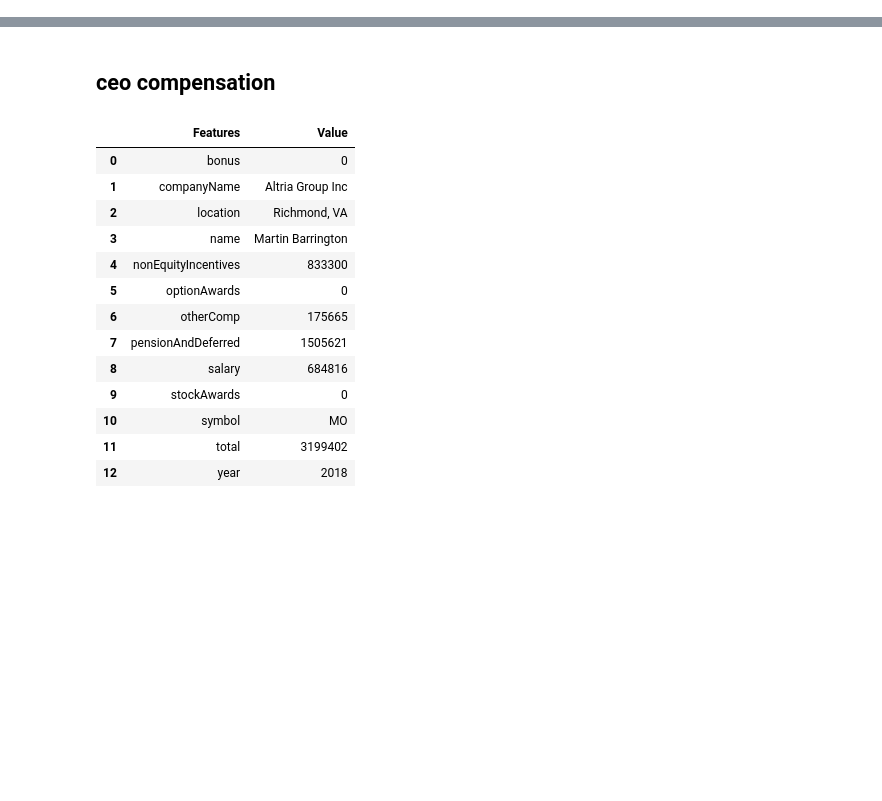
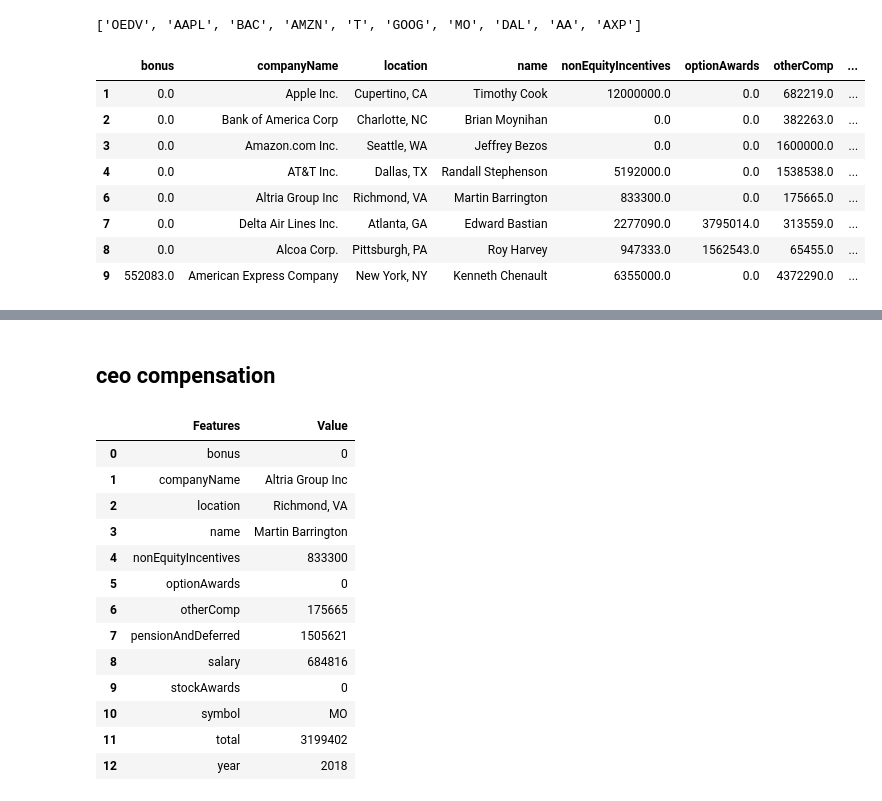
Before and after one commit to Silkways/Investment-Overwatch, a Jupyter notebook: test_other.ipynb, the cells around one changed output, grey strips where cells are left out. Cells and saved outputs as stored; diff of their text form; code cells hidden in the pictures; blank space fills up the shorter version.

```diff
--- a/test_other.ipynb
+++ b/test_other.ipynb
@@ -11,3 +11,37 @@ def get_keys(path):
 keys = get_keys("/Users/augustingoudet/.secret/code_file") #Finnhub Key
 api_key = keys ['finnhub'] #api_key
 company = "MO" #Company Ticker
+# %%
+tickers = pd.read_excel('Ticker_list_1.xlsx')
+# %%
+tick = list(tickers.Ticker)
+tick1 = tick[:10]
+# %% [output]
+['OEDV', 'AAPL', 'BAC', 'AMZN', 'T', 'GOOG', 'MO', 'DAL', 'AA', 'AXP']
+# %%
+results = []
+
+for items in tick1:
+    url = "https://finnhub.io/api/v1/stock/ceo-compensation?symbol={}&token={}".format(items, api_key)
+    req = requests.get(url)
+    content = req.json()
+    results.append(content)
+    CEO_PAY = pd.DataFrame(results)
+    CEO_PAY.dropna(inplace = True)
+
+CEO_PAY
+#     for i in enumerate(content):
+#             content['companyName']
+
+#             CEO_PAY.drop_duplicates(inplace = True)
+# CEO_PAY
+# %% [output]
+|  | bonus | companyName | location | name | nonEquityIncentives | optionAwards | otherComp | ... |
+| 1 | 0.0 | Apple Inc. | Cupertino, CA | Timothy Cook | 12000000.0 | 0.0 | 682219.0 | ... |
+| 2 | 0.0 | Bank of America Corp | Charlotte, NC | Brian Moynihan | 0.0 | 0.0 | 382263.0 | ... |
+| 3 | 0.0 | Amazon.com Inc. | Seattle, WA | Jeffrey Bezos | 0.0 | 0.0 | 1600000.0 | ... |
+| 4 | 0.0 | AT&T Inc. | Dallas, TX | Randall Stephenson | 5192000.0 | 0.0 | 1538538.0 | ... |
+| 6 | 0.0 | Altria Group Inc | Richmond, VA | Martin Barrington | 833300.0 | 0.0 | 175665.0 | ... |
+| 7 | 0.0 | Delta Air Lines Inc. | Atlanta, GA | Edward Bastian | 2277090.0 | 3795014.0 | 313559.0 | ... |
+| 8 | 0.0 | Alcoa Corp. | Pittsburgh, PA | Roy Harvey | 947333.0 | 1562543.0 | 65455.0 | ... |
+| 9 | 552083.0 | American Express Company | New York, NY | Kenneth Chenault | 6355000.0 | 0.0 | 4372290.0 | ... |
```
Also changed, not shown: parts of 2 cells of this notebook, 4 other files.
